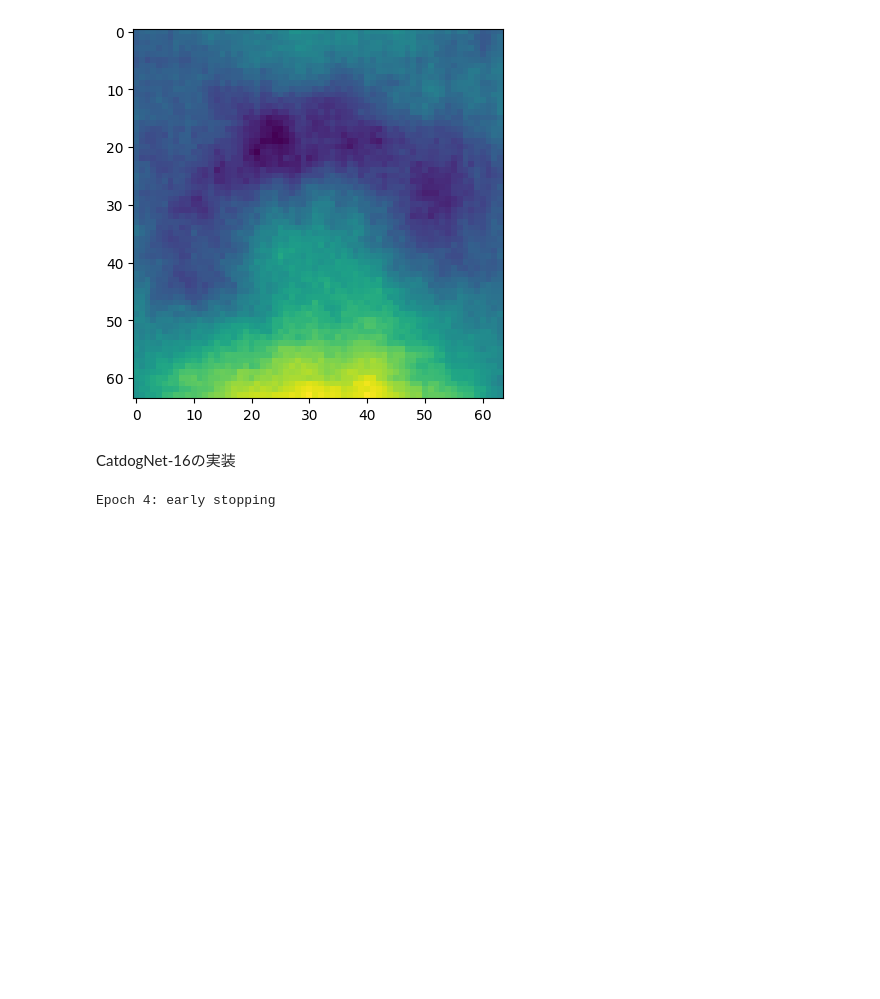
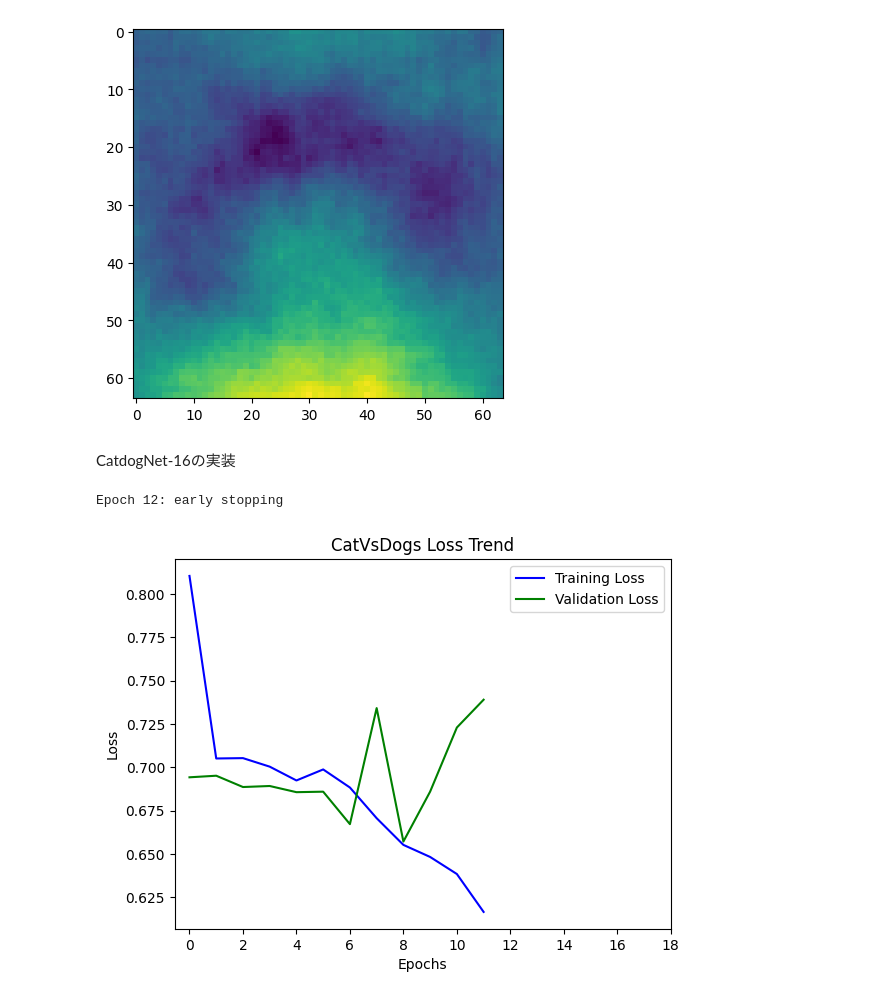
Before and after one commit to Makoto-Noda/google-Colab, a Jupyter notebook: CatsDogs.ipynb, the cells around one changed output. Cells and saved outputs as stored; diff of their text form; code cells hidden in the pictures; blank space fills up the shorter version.

```diff
--- a/CatsDogs.ipynb
+++ b/CatsDogs.ipynb
@@ -88,9 +88,6 @@ def prep_data(images):
 
 train = prep_data(train_images)
 test = prep_data(test_images)
-
-train = np.array(train, dtype='float32')
-test = np.array(test, dtype='float32')
 # %% [output]
 Processed 0 of 2000
 Processed 250 of 2000
@@ -190,7 +187,7 @@ def catdog():
 
 model = catdog()
 # %%
-nb_epochs = 10
+nb_epochs = 20
 batch_size = 16
 
 ## Callback for loss logging per epoch
@@ -217,4 +214,18 @@ def run_catdog():
 
 predictions, history = run_catdog()
 # %% [output]
-Epoch 4: early stopping
+Epoch 12: early stopping
+# %%
+loss = history.losses
+val_loss = history.val_losses
+
+plt.xlabel('Epochs')
+plt.ylabel('Loss')
+plt.title('CatVsDogs Loss Trend')
+plt.plot(loss, 'blue', label='Training Loss')
+plt.plot(val_loss, 'green', label='Validation Loss')
+plt.xticks(range(0,nb_epochs)[0::2])
+plt.legend()
+plt.show()
+# %% [output]
+[figure, added]
```
Also changed, not shown: parts of 1 cell of this notebook.
